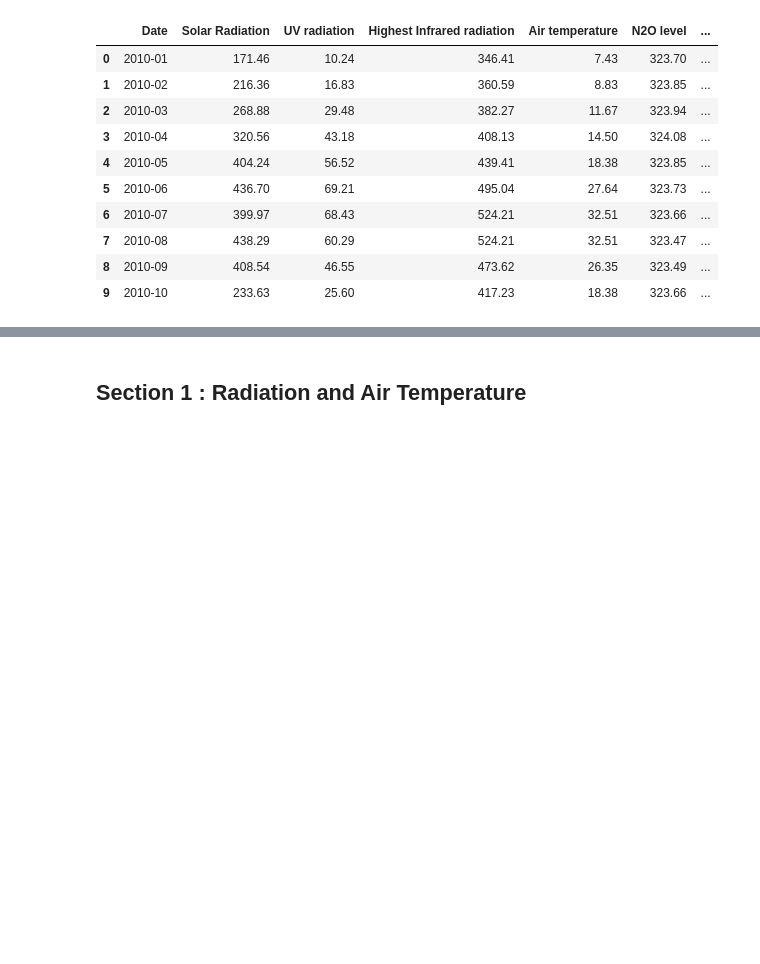
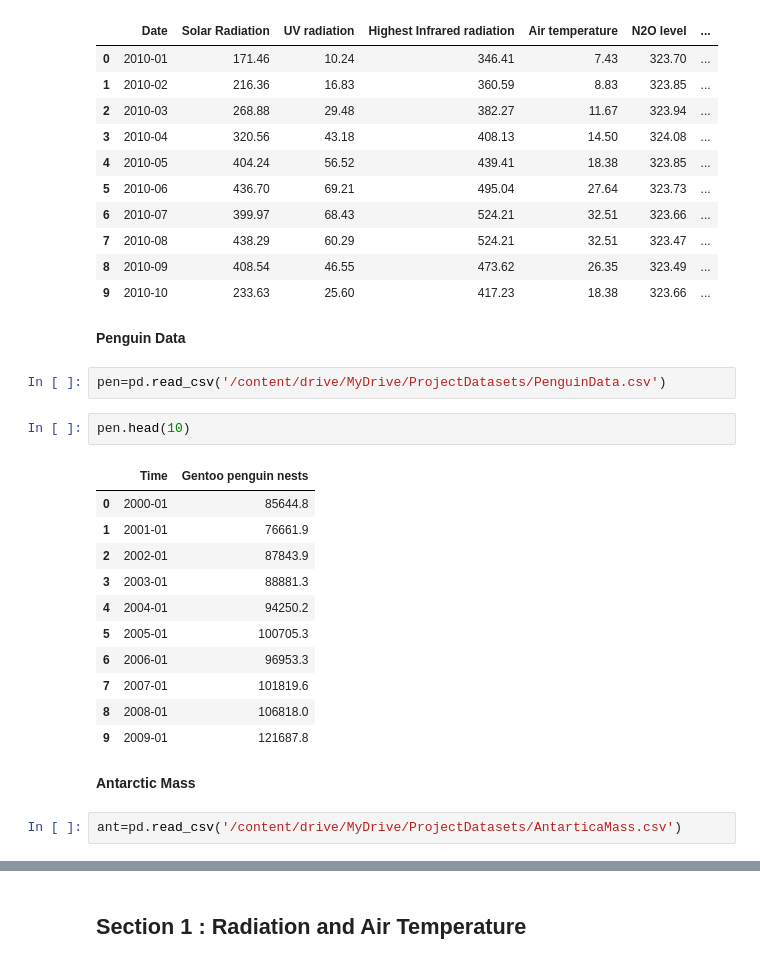
Before and after one commit to ACM40960/project-mohitjain904, a Jupyter notebook: Python Files/Antarctica.ipynb, the cells around one changed output, grey strips where cells are left out. Cells and saved outputs as stored; diff of their text form; blank space fills up the shorter version.

```diff
--- a/Python Files/Antarctica.ipynb
+++ b/Python Files/Antarctica.ipynb
@@ -63,3 +63,25 @@ data.head(10)
 | 7 | 2010-08 | 438.29 | 60.29 | 524.21 | 32.51 | 323.47 | ... |
 | 8 | 2010-09 | 408.54 | 46.55 | 473.62 | 26.35 | 323.49 | ... |
 | 9 | 2010-10 | 233.63 | 25.60 | 417.23 | 18.38 | 323.66 | ... |
+# %% [markdown]
+**Penguin Data**
+# %%
+pen=pd.read_csv('/content/drive/MyDrive/ProjectDatasets/PenguinData.csv')
+# %%
+pen.head(10)
+# %% [output]
+|  | Time | Gentoo penguin nests |
+| 0 | 2000-01 | 85644.8 |
+| 1 | 2001-01 | 76661.9 |
+| 2 | 2002-01 | 87843.9 |
+| 3 | 2003-01 | 88881.3 |
+| 4 | 2004-01 | 94250.2 |
+| 5 | 2005-01 | 100705.3 |
+| 6 | 2006-01 | 96953.3 |
+| 7 | 2007-01 | 101819.6 |
+| 8 | 2008-01 | 106818.0 |
+| 9 | 2009-01 | 121687.8 |
+# %% [markdown]
+**Antarctic Mass**
+# %%
+ant=pd.read_csv('/content/drive/MyDrive/ProjectDatasets/AntarticaMass.csv')
```
Also changed, not shown: parts of 25 cells of this notebook, 2 other files.
